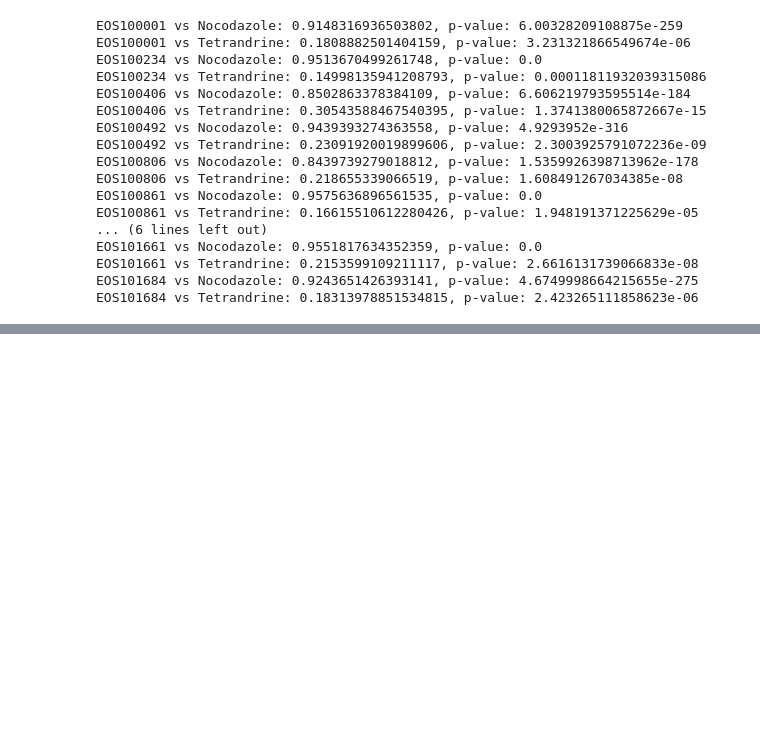
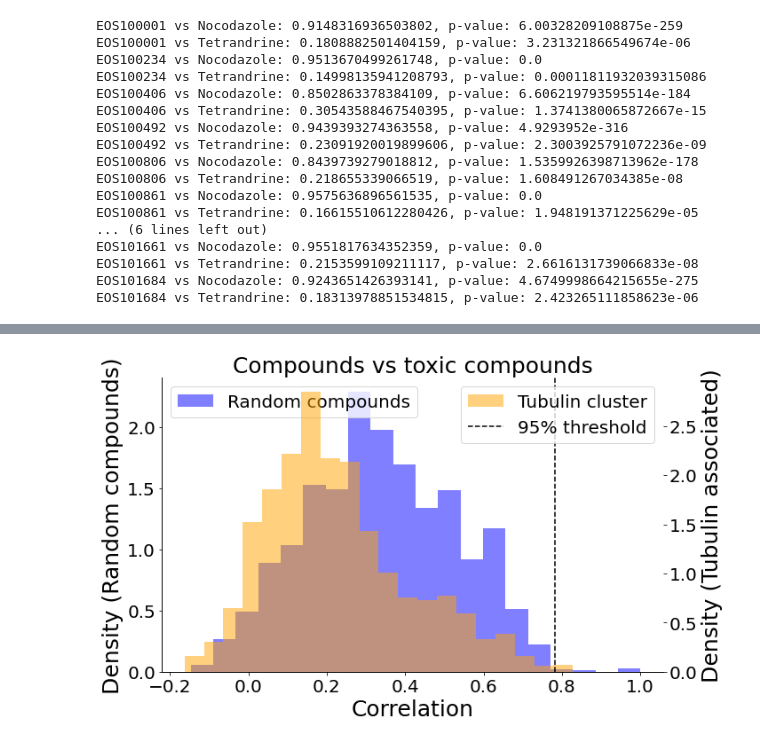
Before and after one commit to schmiedc/EU-OS_bioactives, a Jupyter notebook: Revision/CheckIndividualCompounds/Nocodazole_Compounds.ipynb, the cells around one changed output, grey strips where cells are left out. Cells and saved outputs as stored; diff of their text form; code cells hidden in the pictures; blank space fills up the shorter version.

```diff
--- a/Revision/CheckIndividualCompounds/Nocodazole_Compounds.ipynb
+++ b/Revision/CheckIndividualCompounds/Nocodazole_Compounds.ipynb
@@ -201,0 +250,20 @@ plt.show()
+# %%
+noco_cluster_corr = []
+
+for noco_compound in noco_cluster_compounds['Metadata_EOS']:
+
+    noco_cluster_feature_vector =  noco_cluster_compounds[noco_cluster_compounds['Metadata_EOS'] == noco_compound][features].iloc[0, :].to_numpy()
+
+    for tox_compound in tox_compounds['Metadata_EOS']:
+
+        tox_compound_feature_vector = tox_compounds[tox_compounds['Metadata_EOS'] == tox_compound][features].iloc[0, :].to_numpy()
+
+        corr_noco, p_value_noco = pearsonr(tox_compound_feature_vector, noco_cluster_feature_vector)
+
+        index = noco_compound + '_' + tox_compound
+
+        noco_cluster_corr.append({'Compound': index,
+                      'Corr_Nocodazole': corr_noco,
+                      'P_Nocodazoleg':p_value_noco})
+
+noco_cluster_corr = pd.DataFrame(noco_cluster_corr)
@@ -201,0 +293,39 @@ plt.show()
+# %%
+plt.figure(figsize=(10, 6))
+
+# Create the first axis (left)
+ax1 = plt.gca()
+
+# Plot the first histogram (Random compounds)
+ax1.hist(null_corr_tox['Corr_Nocodazole'], label='Random compounds', density=True, bins=20, alpha=0.5, color='blue')
+ax1.set_xlabel("Correlation", fontsize=25)
+ax1.set_ylabel("Density (Random compounds)", fontsize=25)
+ax1.tick_params(axis='both', labelsize=20)
+
+# Create the second axis (right)
+ax2 = ax1.twinx()
+
+# Plot the second histogram (Tubulin associated with Nocodazole) on the second axis
+ax2.hist(noco_cluster_corr['Corr_Nocodazole'], label='Tubulin cluster', bins=20, alpha=0.5, color='orange', density=True)
+ax2.set_ylabel("Density (Tubulin associated)", fontsize=25)
+ax2.tick_params(axis='both', labelsize=20)
+
+# Add vertical line for the 95% threshold
+plt.axvline(perc_95, label='95% threshold', color='black', linestyle='--')
+
+# Set the title and legend
+plt.title("Compounds vs toxic compounds", fontsize=25)
+ax1.legend(fontsize=20, loc='upper left')
+ax2.legend(fontsize=20, loc='upper right')
+
+# Adjust layout to prevent overlap
+sns.despine()
+plt.tight_layout()
+
+plt.savefig(figure_path + os.sep + 'Toxic_Corr_HepG2.pdf', dpi=300, bbox_inches='tight')
+
+
+# Show plot
+plt.show()
+# %% [output]
+[figure, added]
```
Also changed, not shown: parts of 24 cells of this notebook, 3 other files.
